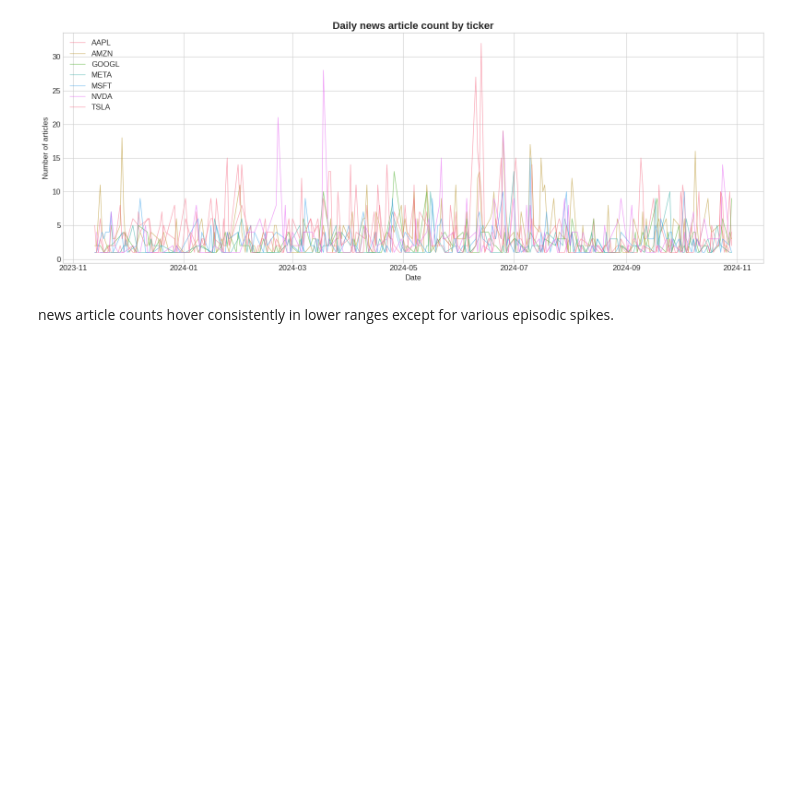
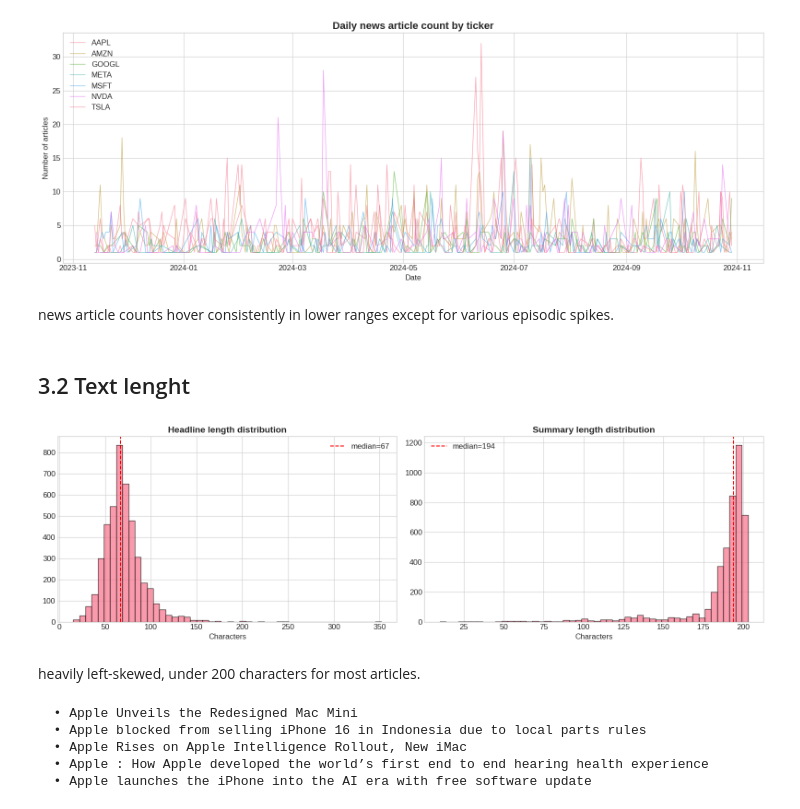
Before and after one commit to oddmayo/sp-global_assessment, a Jupyter notebook: 01_eda.ipynb, the cells around one changed output. Cells and saved outputs as stored; diff of their text form; code cells hidden in the pictures; blank space fills up the shorter version.

Commit message:
data restored

```diff
--- a/01_eda.ipynb
+++ b/01_eda.ipynb
@@ -16,8 +16,8 @@ plt.rcParams['font.size'] = 12
 # %% [markdown]
 ## 1. Load data
 # %%
-price_df = pd.read_csv('price.csv', parse_dates=['date'])
-news_df = pd.read_csv('news.csv', parse_dates=['datetime'])
+price_df = pd.read_csv('data/price.csv', parse_dates=['date'])
+news_df = pd.read_csv('data/news.csv', parse_dates=['datetime'])
 
 print(f"Price data: {price_df.shape[0]:,} rows × {price_df.shape[1]} columns")
 print(f"News data:  {news_df.shape[0]:,} rows × {news_df.shape[1]} columns")
@@ -254,3 +254,41 @@ plt.show()
 [figure]
 # %% [markdown]
 news article counts hover consistently in lower ranges except for various episodic spikes.
+# %% [markdown]
+## 3.2 Text lenght
+# %%
+news_df['headline_len'] = news_df['headline'].str.len()
+news_df['summary_len'] = news_df['summary'].str.len()
+
+fig, axes = plt.subplots(1, 2, figsize=(16, 5))
+
+axes[0].hist(news_df['headline_len'].dropna(), bins=50, edgecolor='black', alpha=0.7)
+axes[0].set_title('Headline length distribution', fontsize=14, fontweight='bold')
+axes[0].set_xlabel('Characters')
+axes[0].axvline(news_df['headline_len'].median(), color='red', linestyle='--',
+                label=f"median={news_df['headline_len'].median():.0f}")
+axes[0].legend()
+
+axes[1].hist(news_df['summary_len'].dropna(), bins=50, edgecolor='black', alpha=0.7)
+axes[1].set_title('Summary length distribution', fontsize=14, fontweight='bold')
+axes[1].set_xlabel('Characters')
+axes[1].axvline(news_df['summary_len'].median(), color='red', linestyle='--',
+                label=f"median={news_df['summary_len'].median():.0f}")
+axes[1].legend()
+
+plt.tight_layout()
+plt.show()
+# %% [output]
+[figure, added]
+# %% [markdown]
+heavily left-skewed, under 200 characters for most articles.
+# %%
+# Sample headlines AAPL
+for h in news_df[news_df['ticker'] == 'AAPL']['headline'].head(5).values:
+    print(f"  • {h}")
+# %% [output]
+  • Apple Unveils the Redesigned Mac Mini
+  • Apple blocked from selling iPhone 16 in Indonesia due to local parts rules
+  • Apple Rises on Apple Intelligence Rollout, New iMac
+  • Apple : How Apple developed the world’s first end to end hearing health experience
+  • Apple launches the iPhone into the AI era with free software update
```
Also changed, not shown: parts of 3 cells of this notebook, 2 other files.
